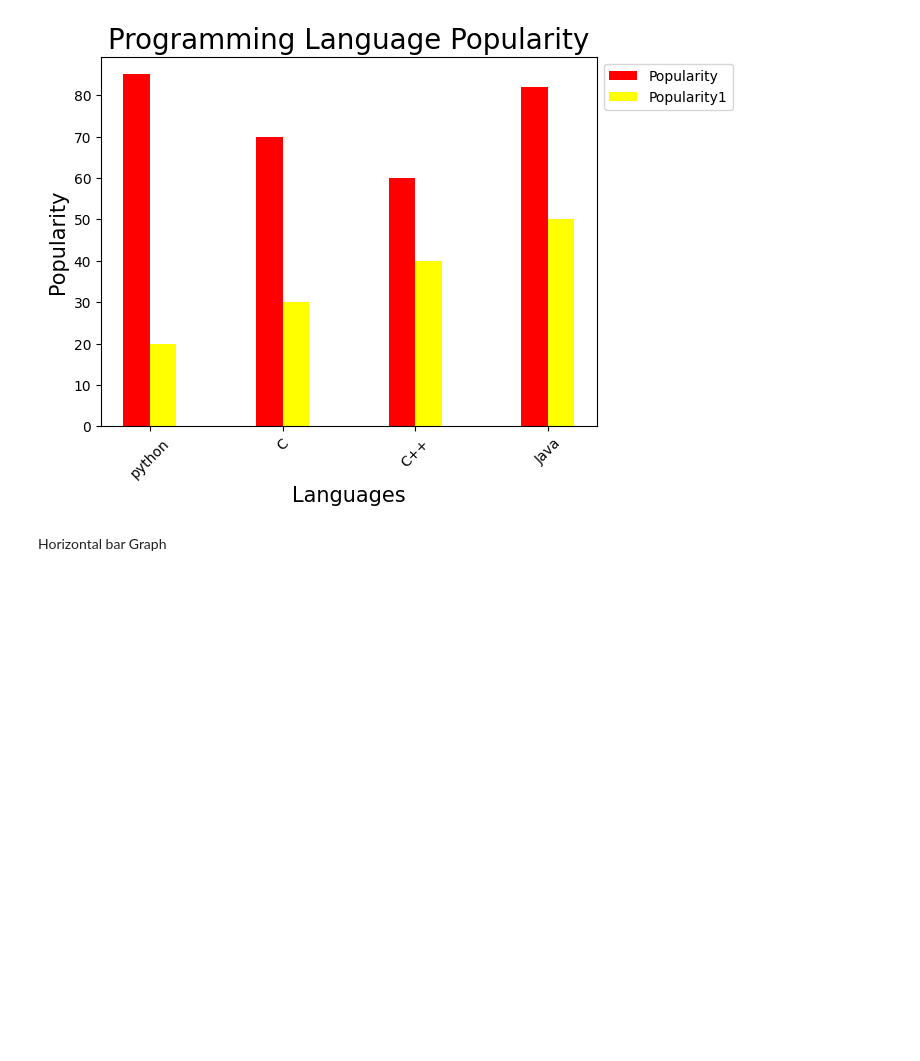
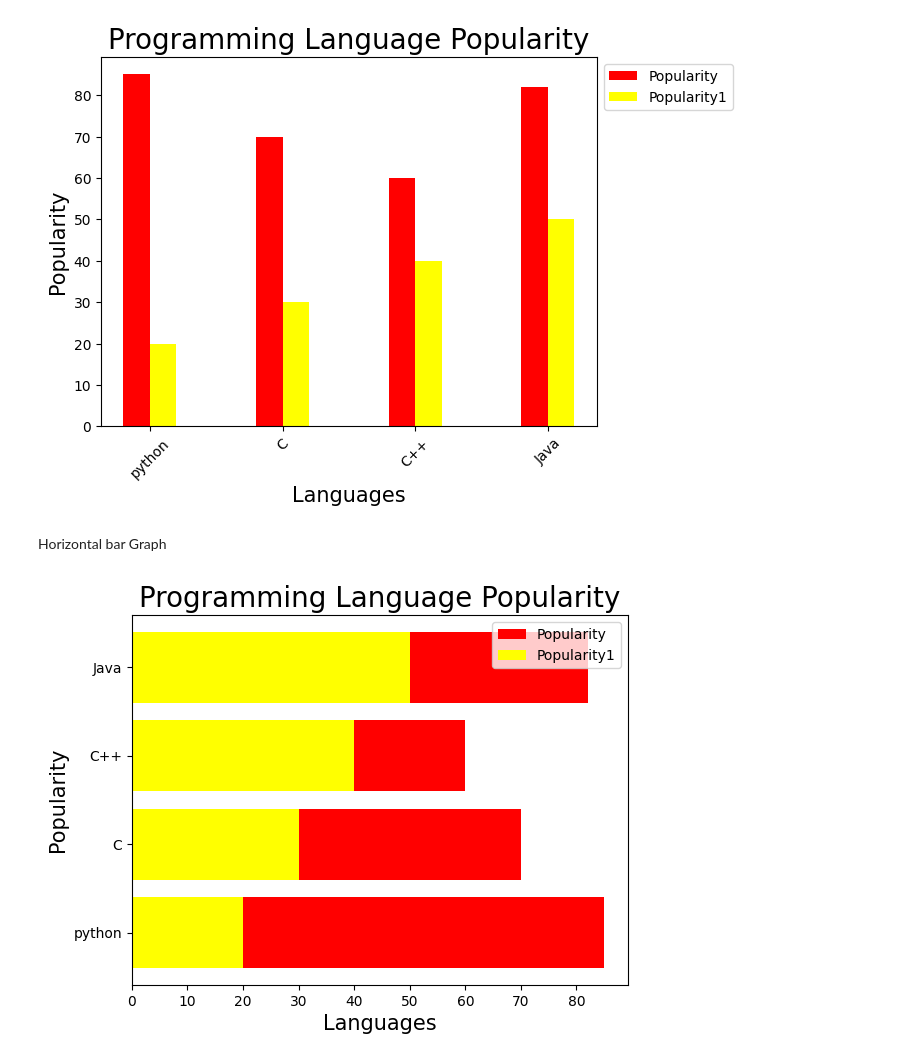
Before and after one commit to Musawer-Afzal/AI-Engineering, a Jupyter notebook: Matplotlib/matplotlib.ipynb, the cells around one changed output. Drawn from its saved outputs; the diff is of its cells as text; code cells hidden in the pictures; blank space fills up the shorter version.

Commit message:
How to plot bar chart, vertical and horizontal

```diff
--- a/Matplotlib/matplotlib.ipynb
+++ b/Matplotlib/matplotlib.ipynb
@@ -105,25 +105,22 @@ Horizontal bar Graph
 # %%
 x = ["python", "C", "C++", "Java"]
 y = [85, 70, 60, 82]
 z = [20, 30, 40, 50]
+
 plt.xlabel("Languages", fontsize = 15)
 plt.ylabel("Popularity", fontsize = 15)
 plt.title("Programming Language Popularity",fontsize = 20)
-c = ["red", "yellow", "green", "blue"]
-plt.bar(x,
+
+plt.barh(x,
         y,
-        width = 0.6,
         color = "red",
-        # align = "center", # Change the position of the values under the bar
-        # edgecolor = "black", # Change the color of the edges of the bars
-        # linewidth = 2, # Change the width of the edges of the bars
-        # linestyle = "--", # What kind of line do you want to use
-        # alpha = 0.5 # Change the transparency of the whole chart
         label = "Popularity")
-plt.bar(x,
+plt.barh(x,
         z,
-        width = 0.6,
         color = "yellow",
         label = "Popularity1")
-plt.legend() # Legend is used with label in plt.bar or else lable won't work
+
+plt.legend()
 plt.show()
+# %% [output]
+[figure, added]
```
Also changed, not shown: parts of 1 cell of this notebook.
